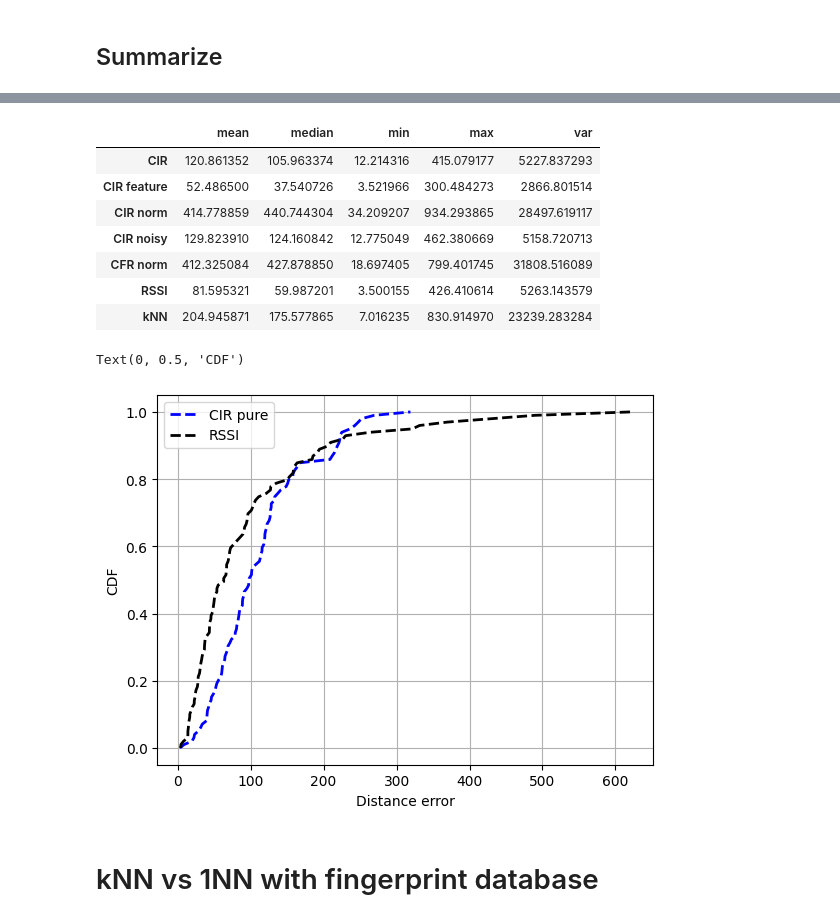
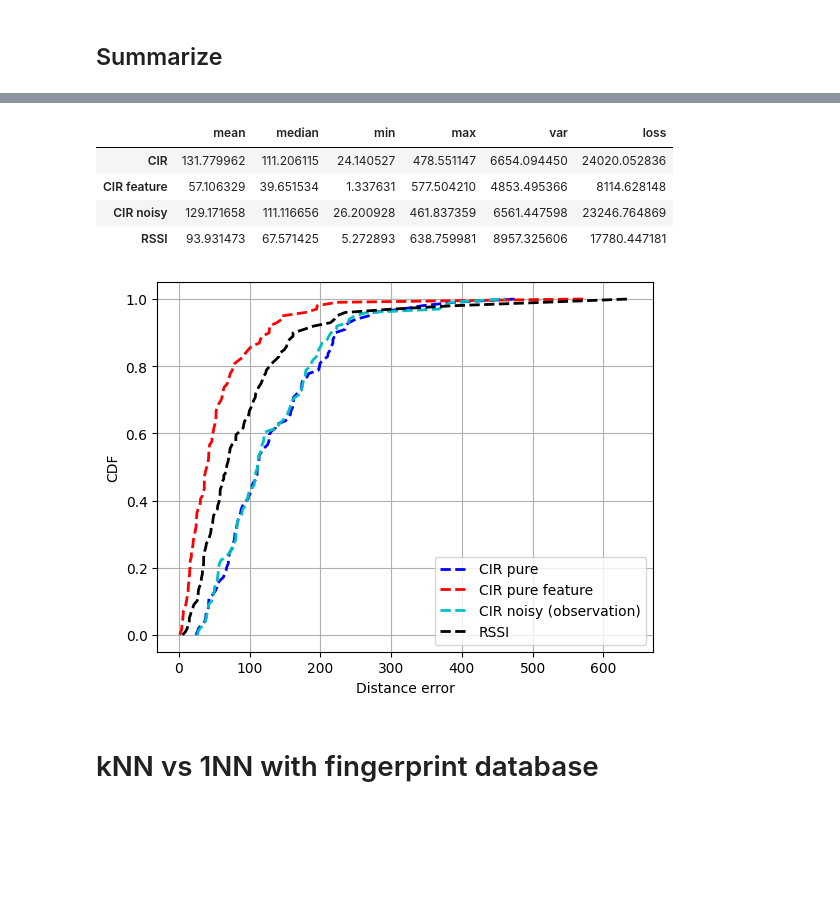
Before and after one commit to ukunliu/WSN_simulation, a Jupyter notebook: Polished_code/metric_learning_data/summary.ipynb, the cells around one changed output, grey strips where cells are left out. Cells and saved outputs as stored; diff of their text form; code cells hidden in the pictures; blank space fills up the shorter version.

```diff
--- a/Polished_code/metric_learning_data/summary.ipynb
+++ b/Polished_code/metric_learning_data/summary.ipynb
@@ -278,0 +280,16 @@ plt.legend()
+# %%
+# plots with 400 tx
+n_e = 400
+n_depth = 1000
+dist_pure = test_pipe(pure_train, pure_test, tx_train, tx_test, label='Pure', n_estimators=n_e,
+              max_depth=n_depth)
+dist_feature = test_pipe(feature_train, feature_test, tx_train, tx_test, label='feature', n_estimators=n_e,
+              max_depth=n_depth)
+# dist_norm = test_pipe(norm_train, norm_test, tx_train, tx_test, label='norm')
+dist_obs = test_pipe(obs_train, obs_test, tx_train, tx_test, label='obs', n_estimators=n_e,
+              max_depth=n_depth)
+# dist_fnorm = test_pipe(fnorm_train, fnorm_test, tx_train, tx_test)
+dist_rssi = test_pipe(rssi_train, rssi_test, tx_train, tx_test, label='RSSI', n_estimators=n_e,
+              max_depth=20)
+
+plt.legend()
@@ -358,35 +363,31 @@ r
 # %%
 col = {}
-col_name = ['CIR', 'CIR feature', 'CIR norm', 'CIR noisy', 'CFR norm', 'RSSI', 'kNN']
+col_name = ['CIR', 'CIR feature', 'CIR noisy', 'RSSI', 'kNN']
 for i in range(len(col_name)):
     col[i] = col_name[i]
 
 result.rename(index=col)
 # %% [output]
-|  | mean | median | min | max | var |
-| CIR | 120.861352 | 105.963374 | 12.214316 | 415.079177 | 5227.837293 |
-| CIR feature | 52.486500 | 37.540726 | 3.521966 | 300.484273 | 2866.801514 |
-| CIR norm | 414.778859 | 440.744304 | 34.209207 | 934.293865 | 28497.619117 |
-| CIR noisy | 129.823910 | 124.160842 | 12.775049 | 462.380669 | 5158.720713 |
-| CFR norm | 412.325084 | 427.878850 | 18.697405 | 799.401745 | 31808.516089 |
-| RSSI | 81.595321 | 59.987201 | 3.500155 | 426.410614 | 5263.143579 |
-| kNN | 204.945871 | 175.577865 | 7.016235 | 830.914970 | 23239.283284 |
+|  | mean | median | min | max | var | loss |
+| CIR | 131.779962 | 111.206115 | 24.140527 | 478.551147 | 6654.094450 | 24020.052836 |
+| CIR feature | 57.106329 | 39.651534 | 1.337631 | 577.504210 | 4853.495366 | 8114.628148 |
+| CIR noisy | 129.171658 | 111.116656 | 26.200928 | 461.837359 | 6561.447598 | 23246.764869 |
+| RSSI | 93.931473 | 67.571425 | 5.272893 | 638.759981 | 8957.325606 | 17780.447181 |
 # %%
 cdf_plot(dist_pure[1], label='CIR pure', c='b')
-# cdf_plot(dist_feature[1], label='CIR pure feature', c='r')
+cdf_plot(dist_feature[1], label='CIR pure feature', c='r')
 # cdf_plot(dist_norm[1], label='norm')
-# cdf_plot(dist_obs[1], label='CIR noisy (observation)', c='c')
+cdf_plot(dist_obs[1], label='CIR noisy (observation)', c='c')
 # cdf_plot(dist_fnorm[1], label='fnorm')
 cdf_plot(dist_rssi[1], label='RSSI', c='k')
 # cdf_plot(dist_feature_nn, label='nn')
 plt.legend()
 plt.grid()
 plt.xlabel('Distance error')
 plt.ylabel('CDF')
-# plt.savefig('./imgs/overall_compare_cir_rssi.pdf')
+plt.savefig('./imgs/overall_compare_cir_rssi.pdf')
 # %% [output]
-Text(0, 0.5, 'CDF')
-[figure, old version]
+[figure, new version]
 # %% [markdown]
 # kNN vs 1NN with fingerprint database
 # %%
```
Also changed, not shown: parts of 24 cells of this notebook, 19 other files.
